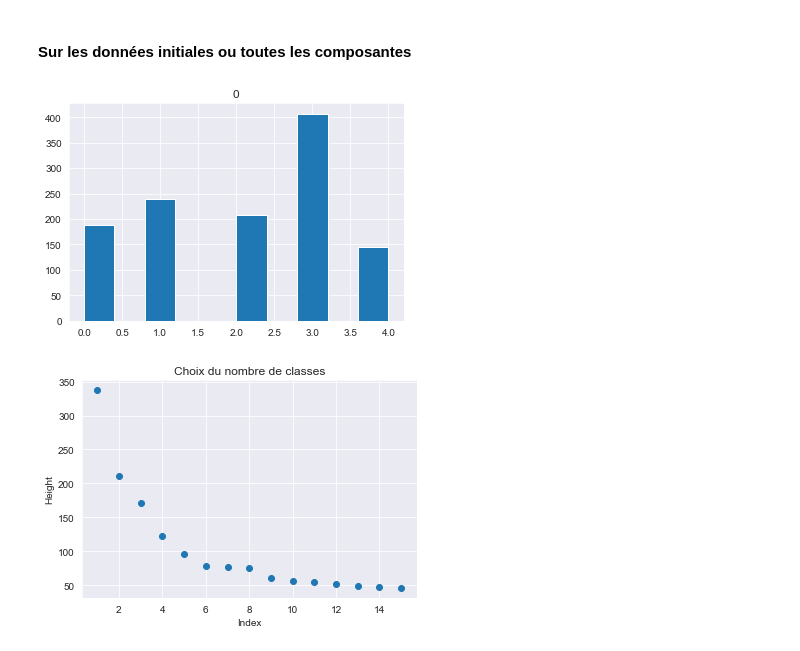
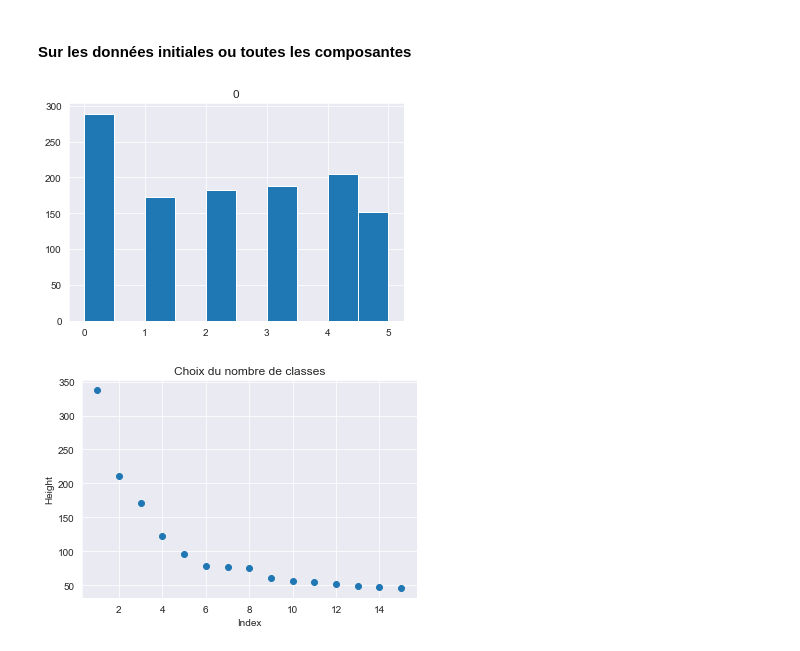
Before and after one commit to Salamata-BA/Projet_Analyse_Donnees, a Jupyter notebook: Velib_Python_Notebook_Projet.ipynb, the cells around one changed output. Cells and saved outputs as stored; diff of their text form; code cells hidden in the pictures.

```diff
--- a/Velib_Python_Notebook_Projet.ipynb
+++ b/Velib_Python_Notebook_Projet.ipynb
@@ -496,12 +510,13 @@ plt.show()
 # %% [markdown]
 #### Sur les données initiales ou toutes les composantes
 # %%
-kmeans=KMeans(n_clusters = 5, random_state = 0, n_jobs = -1).fit(VelibR)
+VelibR=pd.DataFrame(scale(loading),columns=loading.columns)
+kmeans=KMeans(n_clusters = 6, random_state = 0, n_jobs = -1).fit(VelibR)
 kclasses = kmeans.labels_
 pd.DataFrame(kclasses).hist()
 plt.show()
 # %% [output]
-[figure, old version]
+[figure, new version]
 # %%
 #help(linkage)
 VelibR=pd.DataFrame(scale(loading),columns=loading.columns)
```
Also changed, not shown: parts of 30 cells of this notebook.
